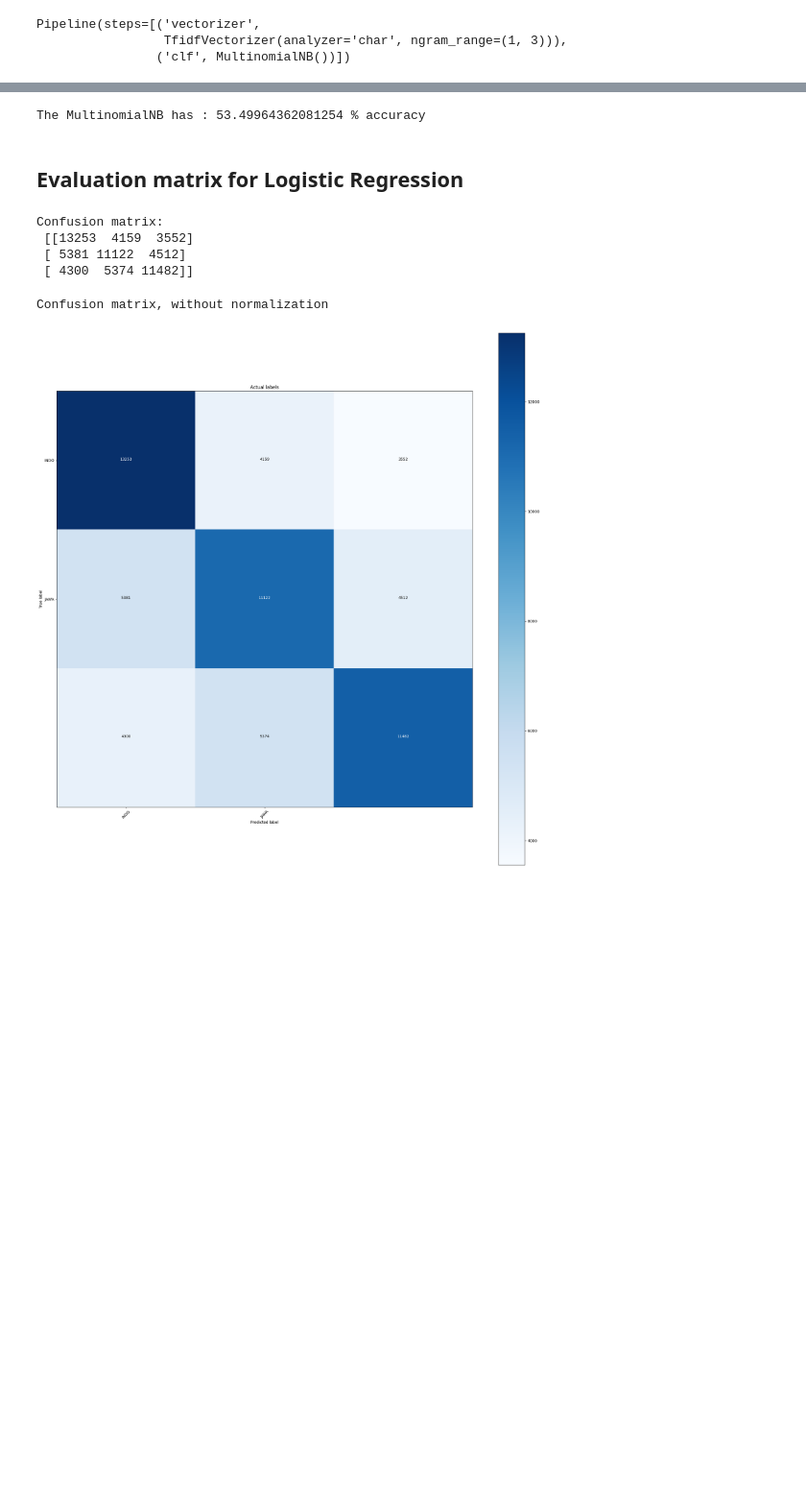
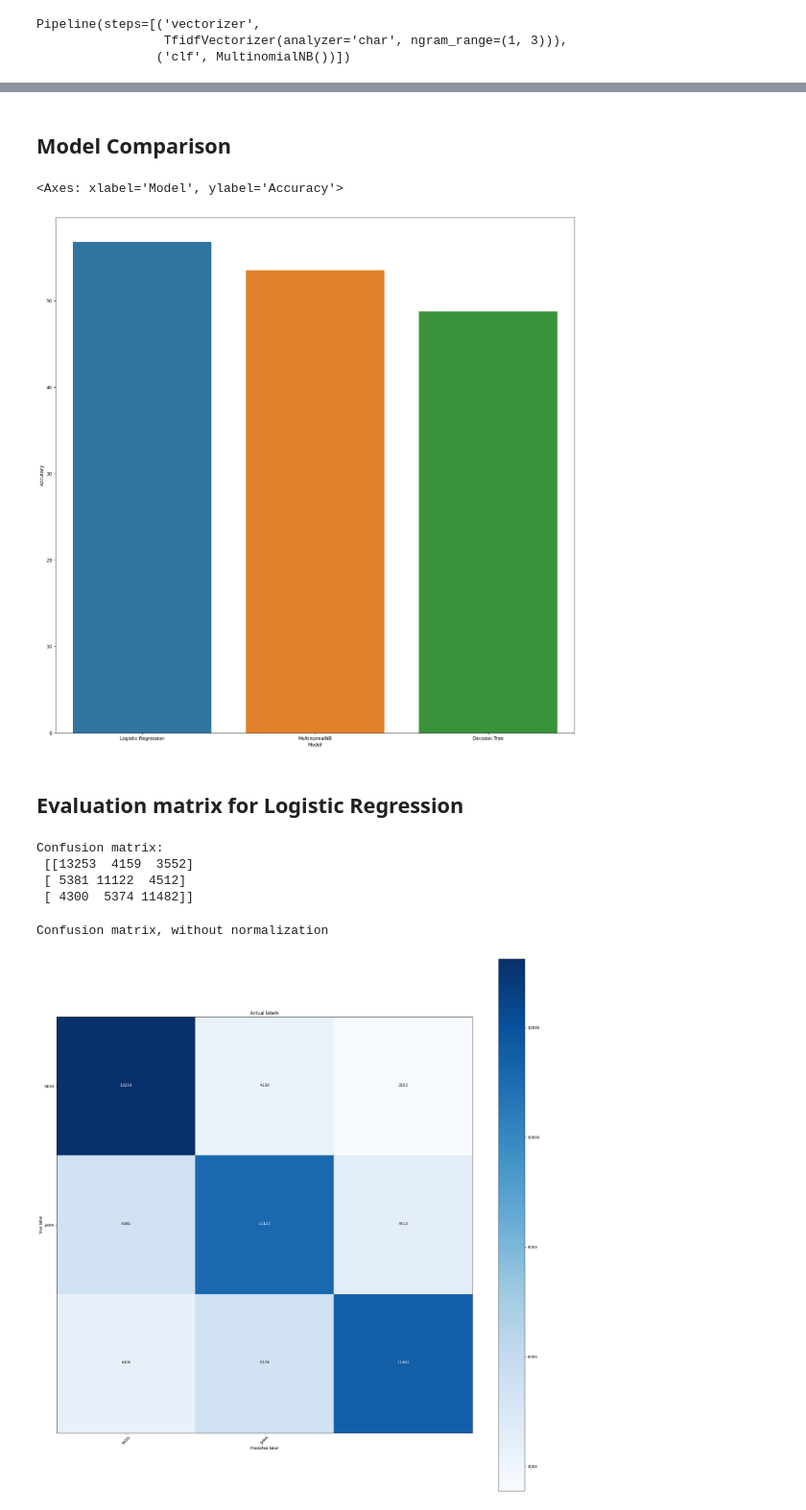
Before and after one commit to bimarakajati/Nusacular, a Jupyter notebook: Trainer.ipynb, the cells around one changed output, grey strips where cells are left out. Shown at 96% size. Cells and saved outputs as stored; diff of their text form; code cells hidden in the pictures; blank space fills up the shorter version.

Commit message:
improved logistic regression, and added decision trees

```diff
--- a/Trainer.ipynb
+++ b/Trainer.ipynb
@@ -234,0 +240,7 @@ The logistic regression has: 56.79417122040073 % accuracy
+# %%
+pipe_dt = pipeline.Pipeline([
+    ('vectorizer', vectorizer),
+    ('dt_clf', DecisionTreeClassifier())
+])
+# %%
+pipe_dt.fit(x_train, y_train)
@@ -235,2 +255,5 @@ The logistic regression has: 56.79417122040073 % accuracy
 # %%
-mnb_predicted = pipe_mnb.predict(x_test)
+dt_predicted = pipe_dt.predict(x_test)
+# %%
+dt_acc = (metrics.accuracy_score(y_test, dt_predicted))*100
+print('The decision tree has :',dt_acc,'% accuracy')
@@ -239,8 +277,18 @@ mnb_predicted = pipe_mnb.predict(x_test)
 # %%
-mnb_acc = (metrics.accuracy_score(y_test, mnb_predicted))*100
-print('The MultinomialNB has :',mnb_acc,'% accuracy')
+# rf_acc = (metrics.accuracy_score(y_test, rf_predicted))*100
+# print('The MultinomialNB has :',rf_acc,'% accuracy')
-# %% [output]
-The MultinomialNB has : 53.49964362081254 % accuracy
+# %% [markdown]
+## Model Comparison
+# %%
+model_comparison = pd.DataFrame({
+    'Model': ['Logistic Regression', 'MultinomialNB', 'Decision Tree'],
+    'Accuracy': [lr_acc, mnb_acc, dt_acc]
+})
+plt.figure(figsize=(20,20))
+sns.barplot(x='Model', y='Accuracy', data=model_comparison)
+# %% [output]
+<Axes: xlabel='Model', ylabel='Accuracy'>
+[figure, added]
 # %% [markdown]
 ## Evaluation matrix for Logistic Regression
 # %%
```
Also changed, not shown: parts of 24 cells of this notebook, 4 other files.
